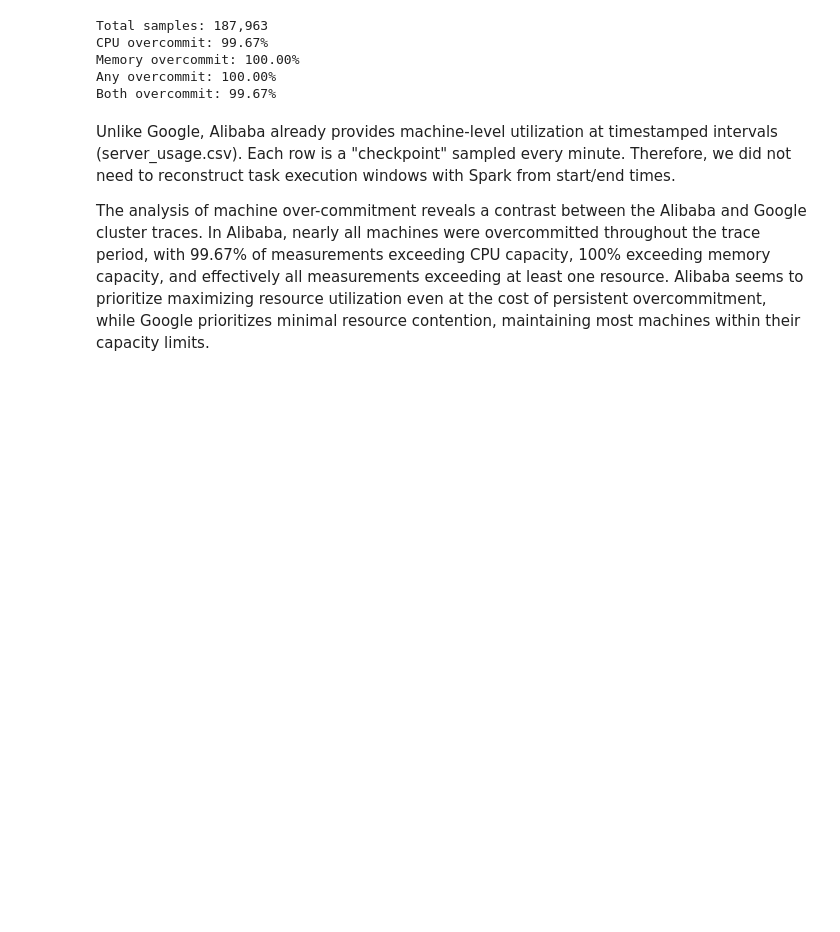
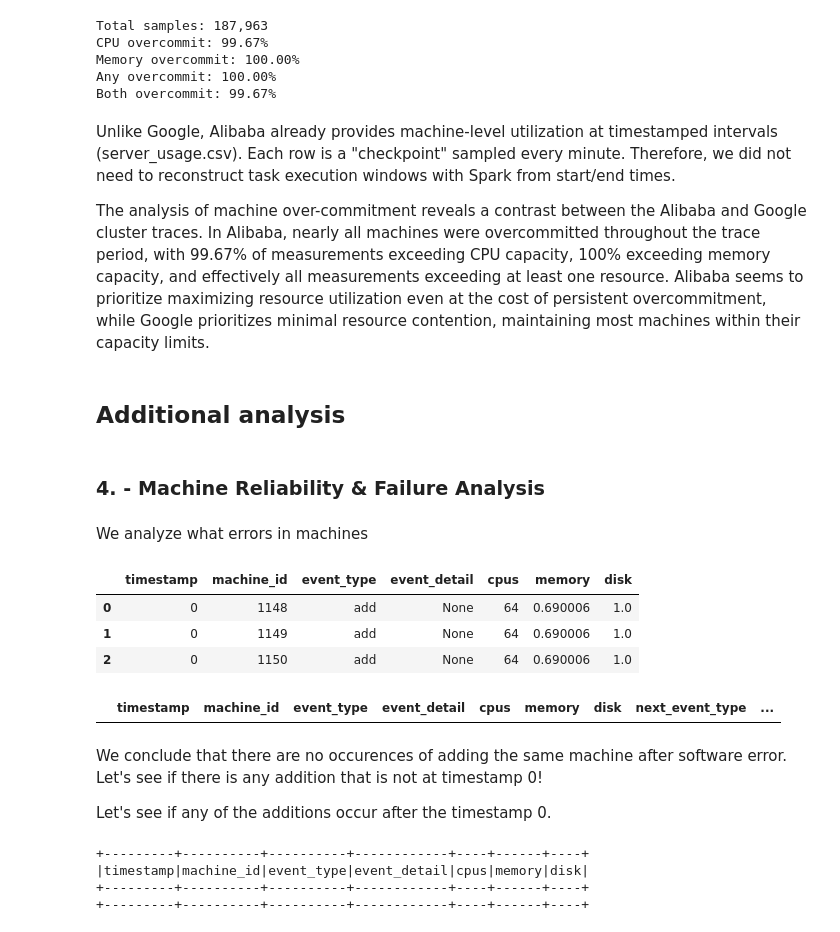
Before and after one commit to len-rtz/LDMS-google-traces-spark, a Jupyter notebook: alibaba_cluster_analysis.ipynb, the cells around one changed output. Cells and saved outputs as stored; diff of their text form; code cells hidden in the pictures; blank space fills up the shorter version.

Commit message:
Alibaba additional analysis

```diff
--- a/alibaba_cluster_analysis.ipynb
+++ b/alibaba_cluster_analysis.ipynb
@@ -6,11 +6,11 @@ import os
 from pyspark.sql import functions as F
 import matplotlib.pyplot as plt
 
-DATA_DIR_L = ""
-DATA_DIR = DATA_DIR_L
+# DATA_DIR_L = ""
+# DATA_DIR = DATA_DIR_L
 
-# DATA_DIR_M = "/home/masa/Downloads/google-cloud-sdk/our_data"
-# DATA_DIR = DATA_DIR_M
+DATA_DIR_M = "/home/masa/Downloads/"
+DATA_DIR = DATA_DIR_M
 # %%
 # We use spark session in order to use DataFrames
 ss = SparkSession.builder \
@@ -353,3 +362,42 @@ Both overcommit: 99.67%
 Unlike Google, Alibaba already provides machine-level utilization at timestamped intervals (server_usage.csv). Each row is a "checkpoint" sampled every minute. Therefore, we did not need to reconstruct task execution windows with Spark from start/end times.
 
 The analysis of machine over-commitment reveals a contrast between the Alibaba and Google cluster traces. In Alibaba, nearly all machines were overcommitted throughout the trace period, with 99.67% of measurements exceeding CPU capacity, 100% exceeding memory capacity, and effectively all measurements exceeding at least one resource. Alibaba seems to prioritize maximizing resource utilization even at the cost of persistent overcommitment, while Google prioritizes minimal resource contention, maintaining most machines within their capacity limits.
+# %% [markdown]
+## Additional analysis
+# %% [markdown]
+### 4. - Machine Reliability & Failure Analysis
+# %% [markdown]
+We analyze what errors in machines
+# %%
+# Visual check of df
+df_servers.limit(3).toPandas()
+# %% [output]
+|  | timestamp | machine_id | event_type | event_detail | cpus | memory | disk |
+| 0 | 0 | 1148 | add | None | 64 | 0.690006 | 1.0 |
+| 1 | 0 | 1149 | add | None | 64 | 0.690006 | 1.0 |
+| 2 | 0 | 1150 | add | None | 64 | 0.690006 | 1.0 |
+# %%
+# We want to compute the same analysis of calculating total power lost due to maintenance, but we conclude something new
+
+from pyspark.sql import Window
+
+window = Window.partitionBy("machine_id").orderBy("timestamp")
+
+df_next = df_servers.withColumn("next_event_type", F.lead("event_type").over(window))
+df_next = df_next.withColumn("next_time", F.lead("timestamp").over(window))
+
+df_reloaded = df_next.filter((df_next["event_type"]=='softerror') & (df_next["next_event_type"]=='add'))
+df_reloaded.limit(3).toPandas()
+# %% [output]
+|  | timestamp | machine_id | event_type | event_detail | cpus | memory | disk | next_event_type | ... |
+# %% [markdown]
+We conclude that there are no occurences of adding the same machine after software error. Let's see if there is any addition that is not at timestamp 0!
+
+Let's see if any of the additions occur after the timestamp 0.
+# %%
+df_servers.filter((F.col("event_type") == "add") & (F.col("timestamp") > 0)).show()
+# %% [output]
++---------+----------+----------+------------+----+------+----+
+|timestamp|machine_id|event_type|event_detail|cpus|memory|disk|
++---------+----------+----------+------------+----+------+----+
++---------+----------+----------+------------+----+------+----+
```
Also changed, not shown: parts of 20 cells of this notebook, 1 other file.
